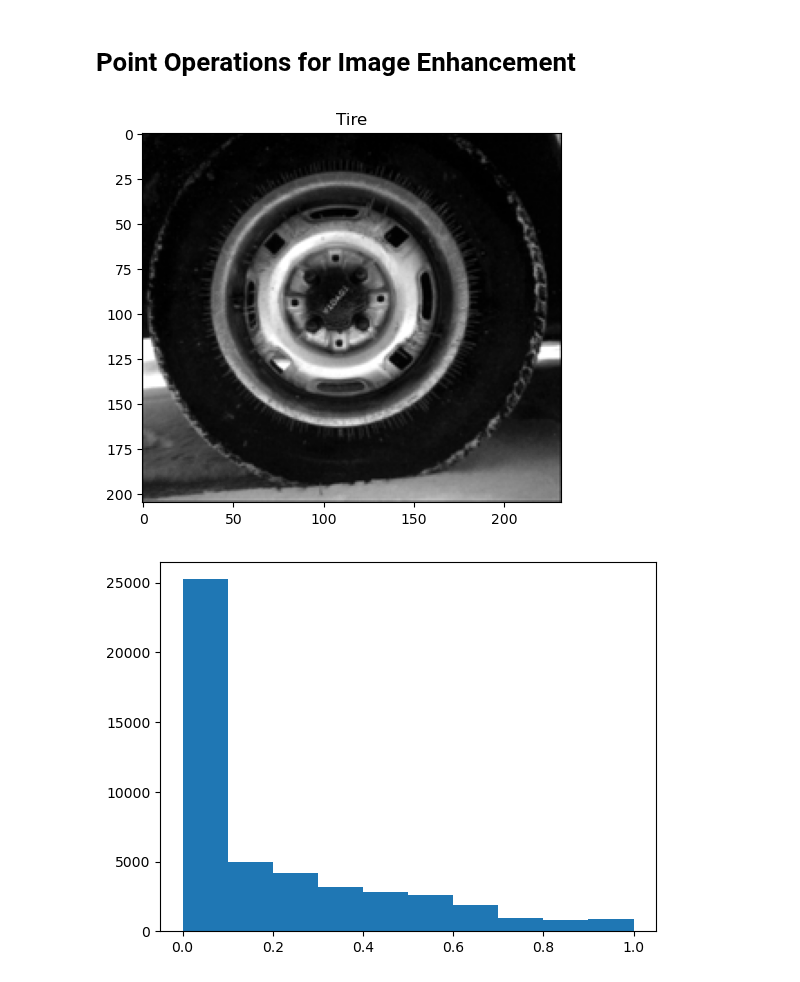
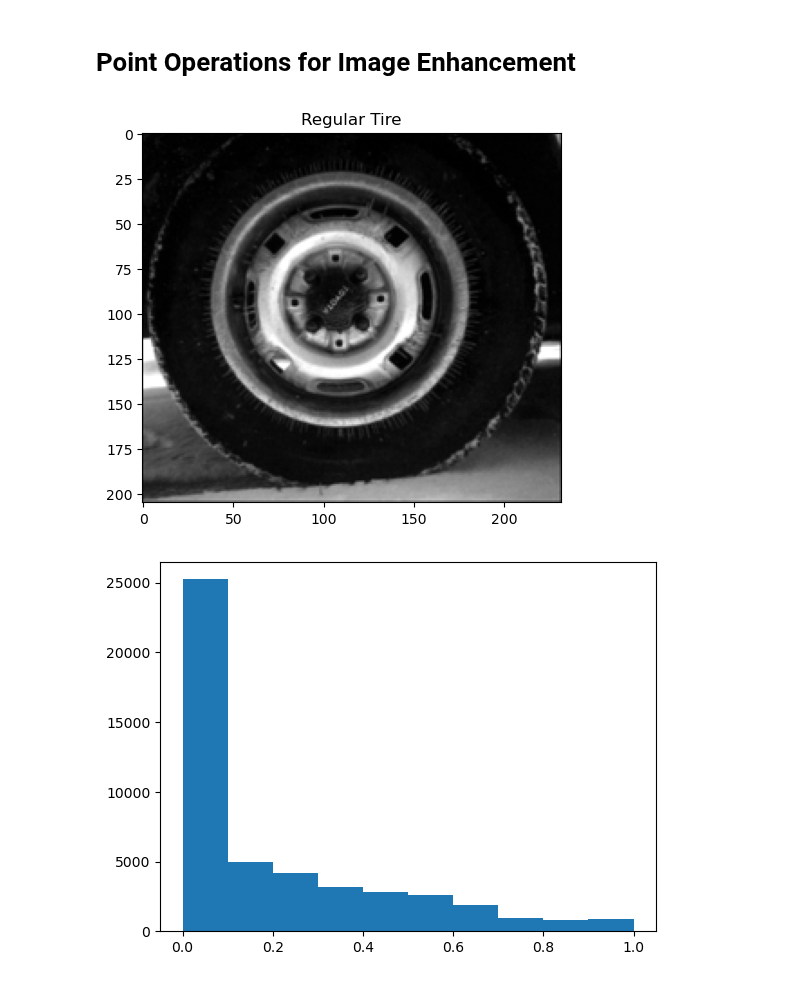
Before and after one commit to ronhyman/imageprocessing, a Jupyter notebook: Lab1Template.ipynb, the cells around one changed output. Drawn from its saved outputs; the diff is of its cells as text; code cells hidden in the pictures.

```diff
--- a/Lab1Template.ipynb
+++ b/Lab1Template.ipynb
@@ -79,29 +79,29 @@ plot_images({f'Lena PSNR: {PSNR(camera_up_3, cameraman):.2f}': lena_up_3, f'Came
 # %%
 #  Scale the image to the range of [0.0,1.0] by dividing by 255.0.
 
 # Plot the image as well as the histogram of the image using the plt.hist function.
 
-plot_images({'Tire': tire})
+plot_images({'Regular Tire': tire})
 plt.hist(tire.flatten())
 plt.show()
 
-plot_images({'Tire': 1-tire})
+plot_images({'Inverted': 1-tire})
 plt.hist((1-tire).flatten())
 plt.show()
 
-plot_images({'Tire':  tire**0.5})
+plot_images({'Sqrt root':  tire**0.5})
 plt.hist((tire**0.5).flatten())
 plt.show()
 
-plot_images({'Tire':  tire**1.3})
+plot_images({'^1.3':  tire**1.3})
 plt.hist((tire**1.3).flatten())
 plt.show()
 
 equalized = skimage.exposure.equalize_hist(tire)
 
-plot_images({'Tire':  equalized})
+plot_images({'Equalized':  equalized})
 plt.hist((equalized).flatten())
 plt.show()
 # %% [output]
-[figure, old version]
+[figure, new version]
 [figure]
```
Also changed, not shown: parts of 4 cells of this notebook.
